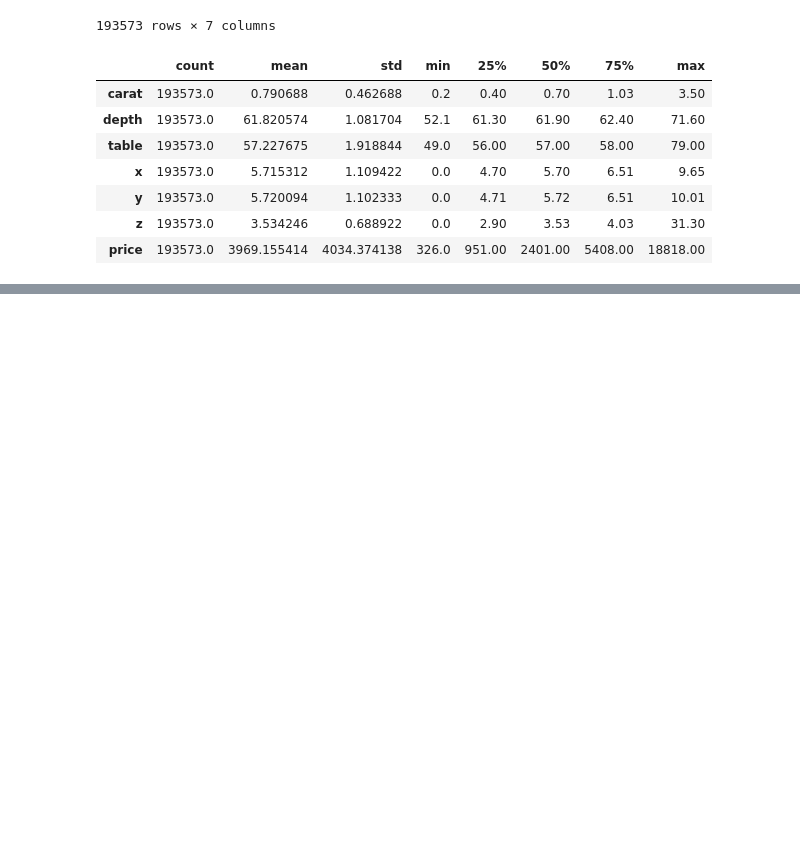
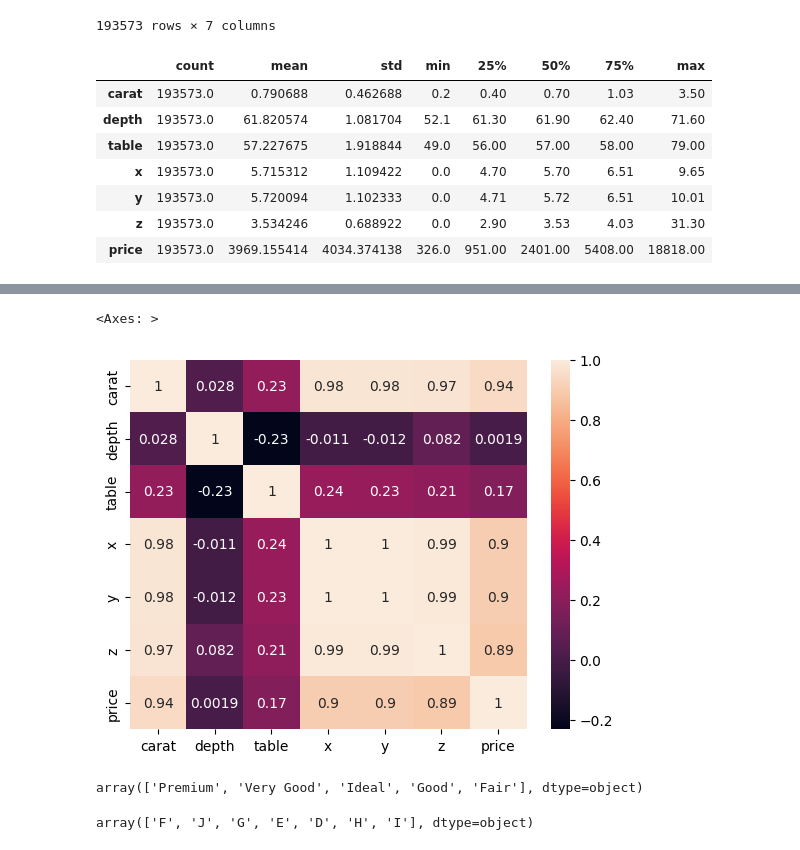
Before and after one commit to LEENAMONTHERO25/DiamondPrice_Prediction, a Jupyter notebook: notebooks/research.ipynb, the cells around one changed output, grey strips where cells are left out. Saved outputs shown, nothing was run; the diff lists cells and outputs as text; code cells hidden in the pictures; blank space fills up the shorter version.

```diff
--- a/notebooks/research.ipynb
+++ b/notebooks/research.ipynb
@@ -166,0 +197,14 @@ data[numerical_columns].describe().T
+# %%
+sns.heatmap(data[numerical_columns].corr(),annot=True)
+# %% [output]
+<Axes: >
+[figure, added]
+# %%
+#convert categorical to numerical
+data["cut"].unique()
+# %% [output]
+array(['Premium', 'Very Good', 'Ideal', 'Good', 'Fair'], dtype=object)
+# %%
+data["color"].unique()
+# %% [output]
+array(['F', 'J', 'G', 'E', 'D', 'H', 'I'], dtype=object)
```
Also changed, not shown: parts of 6 cells of this notebook, 1 other file.
